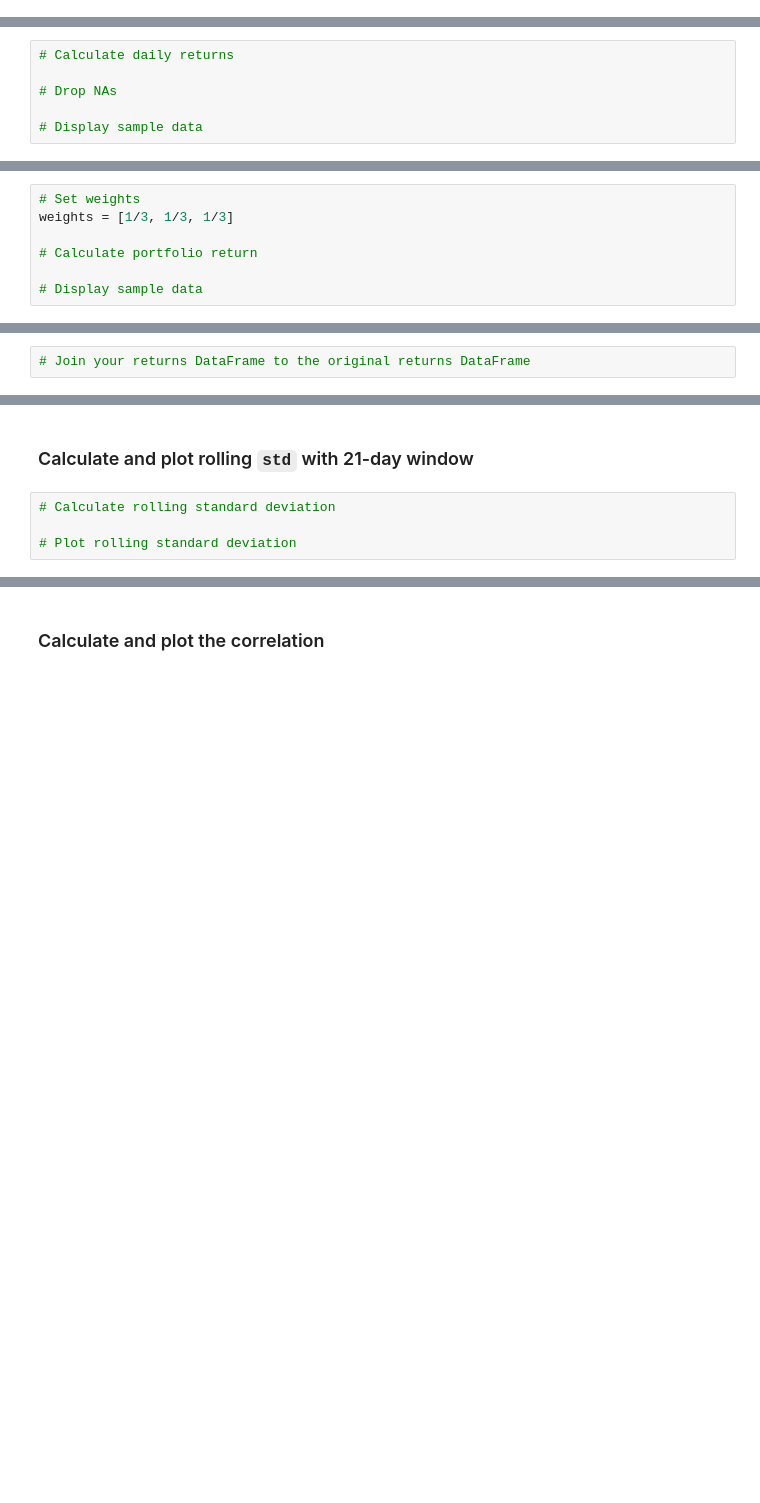
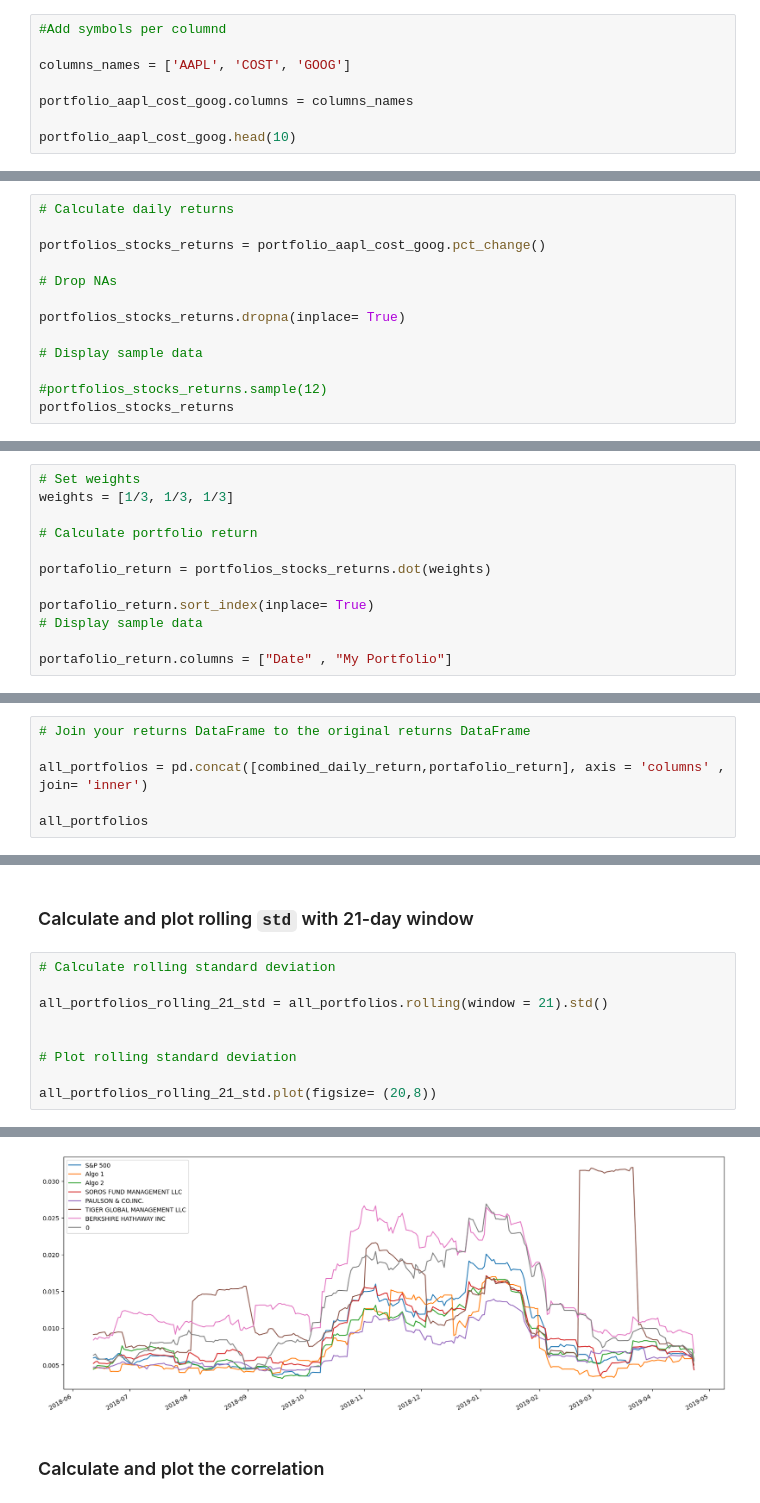
Before and after one commit to MiguelEMB/portfolios_anlysis, a Jupyter notebook: Starter_Code/whale_analysis.ipynb, the cells around one changed output, grey strips where cells are left out. Cells and saved outputs as stored; diff of their text form; blank space fills up the shorter version.

```diff
--- a/Starter_Code/whale_analysis.ipynb
+++ b/Starter_Code/whale_analysis.ipynb
@@ -566,0 +563,8 @@ cost_aapl_goog_df
+# %%
+#Add symbols per columnd
+
+columns_names = ['AAPL', 'COST', 'GOOG']
+
+portfolio_aapl_cost_goog.columns = columns_names
+
+portfolio_aapl_cost_goog.head(10)
@@ -567,6 +584,13 @@ cost_aapl_goog_df
 # %%
 # Calculate daily returns
 
+portfolios_stocks_returns = portfolio_aapl_cost_goog.pct_change()
+
 # Drop NAs
 
+portfolios_stocks_returns.dropna(inplace= True)
+
 # Display sample data
+
+#portfolios_stocks_returns.sample(12)
+portfolios_stocks_returns
@@ -576,4 +615,9 @@ weights = [1/3, 1/3, 1/3]
 
 # Calculate portfolio return
 
+portafolio_return = portfolios_stocks_returns.dot(weights)
+
+portafolio_return.sort_index(inplace= True)
 # Display sample data
+
+portafolio_return.columns = ["Date" , "My Portfolio"]
@@ -581,3 +639,7 @@ weights = [1/3, 1/3, 1/3]
 ## Join your portfolio returns to the DataFrame that contains all of the portfolio returns
 # %%
 # Join your returns DataFrame to the original returns DataFrame
+
+all_portfolios = pd.concat([combined_daily_return,portafolio_return], axis = 'columns' , join= 'inner')
+
+all_portfolios
@@ -594,4 +699,10 @@ weights = [1/3, 1/3, 1/3]
 # %%
 # Calculate rolling standard deviation
 
+all_portfolios_rolling_21_std = all_portfolios.rolling(window = 21).std()
+
+
 # Plot rolling standard deviation
+
+all_portfolios_rolling_21_std.plot(figsize= (20,8))
+# %% [output]
@@ -598,3 +710,4 @@ weights = [1/3, 1/3, 1/3]
+[figure, added]
 # %% [markdown]
 ### Calculate and plot the correlation
 # %%
```
Also changed, not shown: parts of 18 cells of this notebook, 1 other file.
